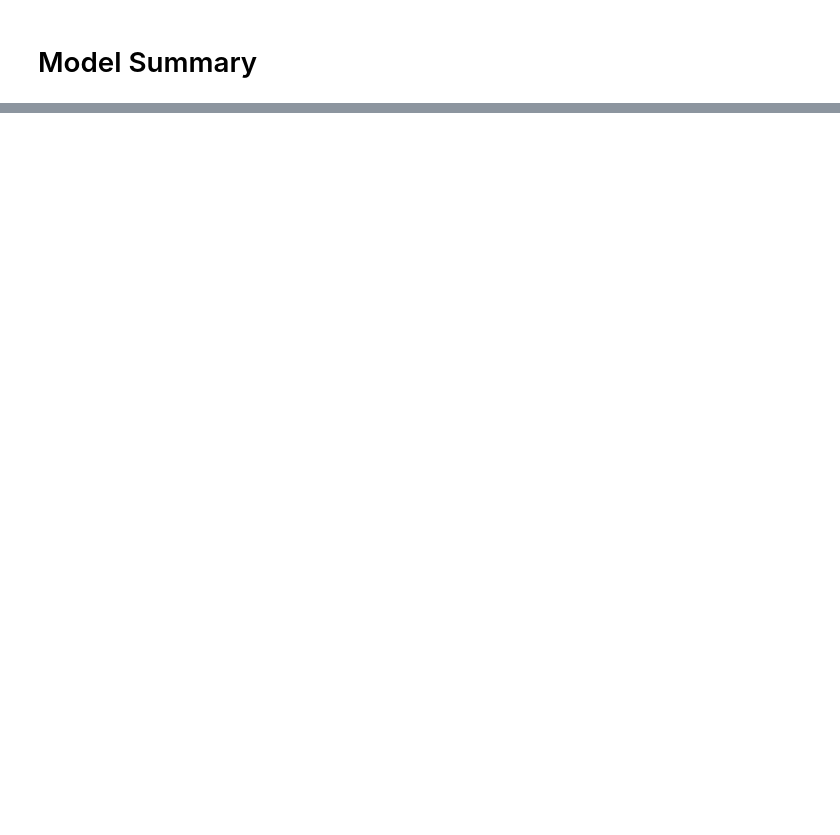
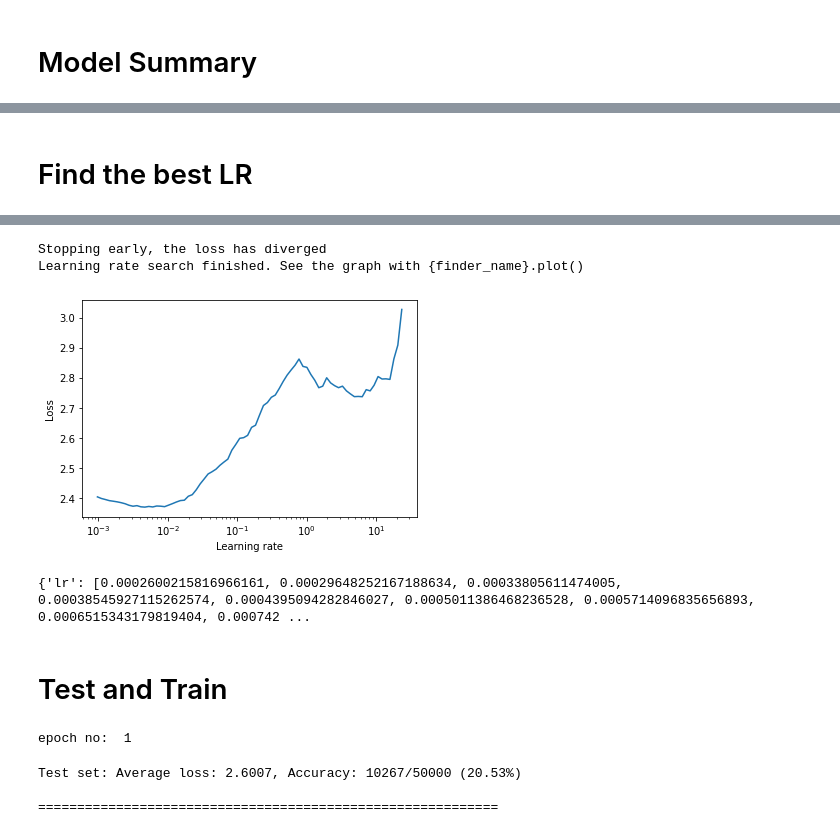
Before and after one commit to futartup/S8-S9-assignment, a Jupyter notebook: main.ipynb, the cells around one changed output, grey strips where cells are left out. Drawn from its saved outputs; the diff is of its cells as text; code cells hidden in the pictures; blank space fills up the shorter version.

```diff
--- a/main.ipynb
+++ b/main.ipynb
@@ -38,6 +53,6 @@ elif inbuilt_model['use']:
   from ipynb.fs.full.model.resnet import *
   from ipynb.fs.full.model.QuizDNN import *
   model_type = inbuilt_model['model']
-  #net = globals()[model_type]()
-  net = torchvision.models.resnet18(pretrained=False)
+  net = globals()[model_type]()
+  #net = torchvision.models.resnet18(pretrained=False)
 # %% [output]
@@ -75,13 +91,6 @@ optimizer = optim.SGD(net.parameters(), lr=learning_rate, momentum=momentum)
 
 train_loader = get_train_loader()
 test_loader = get_test_loader()
-
-# TODO: Take the end epoch value from conf file
-for e in range(1, 60):
-    print("epoch no: " , e)
-    train_model(model, device, train_loader, optimizer, criterion, e)
-    test_model(model, device, test_loader, criterion)
-    print("===========================================================\n")
 # %% [output]
 Files already downloaded and verified
 Files already downloaded and verified
@@ -139,0 +97,14 @@ epoch no:  11
+# %% [markdown]
+# Find the best LR
+# %%
+if use_lr_finder_train:
+  lr_finder = LRFinder(model, optimizer, criterion, device) #implemented LRFinder for SGD
+  lr_finder.range_test(train_loader, end_lr=100, num_iter=100)
+  lr_finder.plot() # to inspect the loss-learning rate graph
+  print(lr_finder.history) # see the history
+  min_pos = lr_finder.history['loss'].index(min(lr_finder.history['loss']))
+  optimizer.lr = lr_finder.history['lr'][min_pos]
+  lr_finder.reset()
+
+scheduler = ReduceLROnPlateau(optimizer, 'min')
+# %% [output]
@@ -139,0 +112,39 @@ epoch no:  11
+Stopping early, the loss has diverged
+Learning rate search finished. See the graph with {finder_name}.plot()
+[figure, added]
+{'lr': [0.0002600215816966161, 0.00029648252167188634, 0.00033805611474005, 0.00038545927115262574, 0.0004395094282846027, 0.0005011386468236528, 0.0005714096835656893, 0.0006515343179819404, 0.000742 ...
+# %% [markdown]
+# Test and Train
+# %%
+# Containers to plot the graph for test and train
+test_losses = []
+test_acc = []
+train_losses = []
+train_acc = []
+
+# Containers for correctly and falsely predicted images
+correct_predicted = []
+false_predicted = []
+
+# Number of images to display which are correct and false predicted
+sample_count = 5
+
+# TODO: Take the end epoch value from conf file
+for e in range(1, 2):
+    print("epoch no: " , e)
+    train_model(model, device,
+                train_loader, optimizer,
+                criterion, e,
+                train_losses, train_acc)
+    test_loss = test_model(model, device,
+               test_loader, criterion,
+               2, sample_count,
+               correct_predicted, false_predicted,
+               test_losses, test_acc)
+    scheduler.step(test_loss)
+    print("===========================================================\n")
+# %% [output]
+epoch no:  1
+Test set: Average loss: 2.6007, Accuracy: 10267/50000 (20.53%)
+
+===========================================================
```
Also changed, not shown: parts of 17 cells of this notebook.
